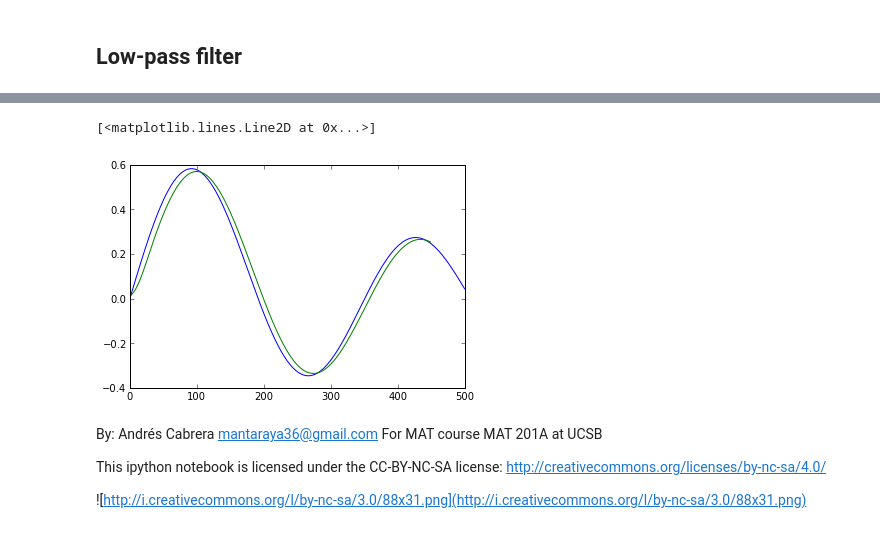
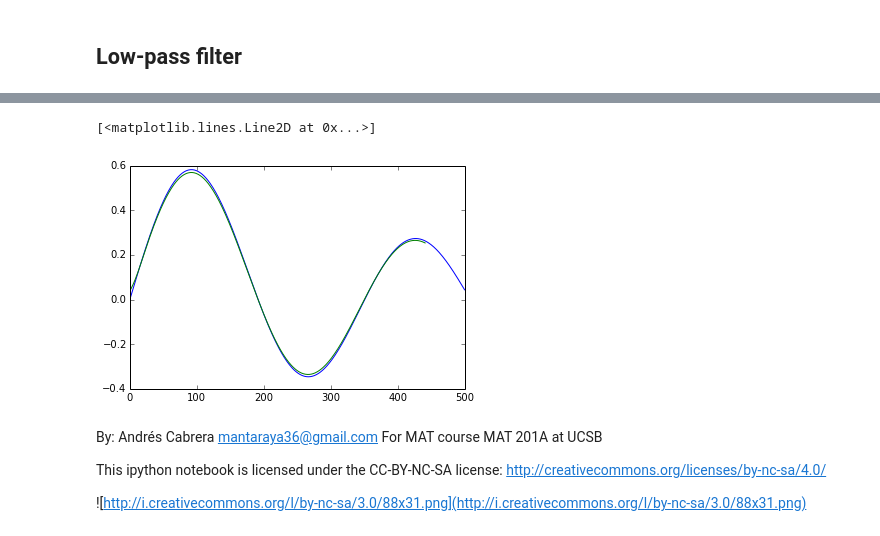
Before and after one commit to mantaraya36/201A-ipython, a Jupyter notebook: Sampling and Quantization.ipynb, the cells around one changed output, grey strips where cells are left out. Drawn from its saved outputs; the diff is of its cells as text; code cells hidden in the pictures.

```diff
--- a/Sampling and Quantization.ipynb
+++ b/Sampling and Quantization.ipynb
@@ -498,9 +521,9 @@ plot(lopassed)
 # %%
 plot(new_x*50, jn(1,new_x))
-plot(lopassed[50:])
+plot(lopassed[58:])
 # %% [output]
 [<matplotlib.lines.Line2D at 0x...>]
-[figure, old version]
+[figure, new version]
 # %% [markdown]
 By: Andrés Cabrera mantaraya36@gmail.com
 For MAT course MAT 201A at UCSB
```
Also changed, not shown: parts of 50 cells of this notebook.
